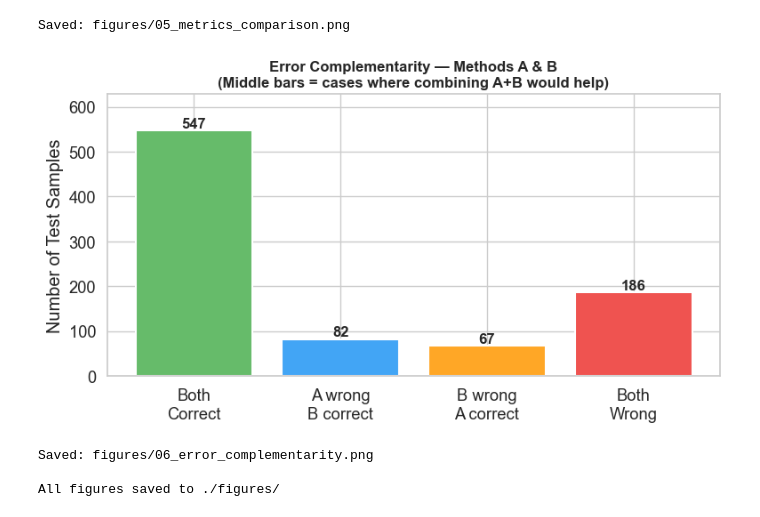
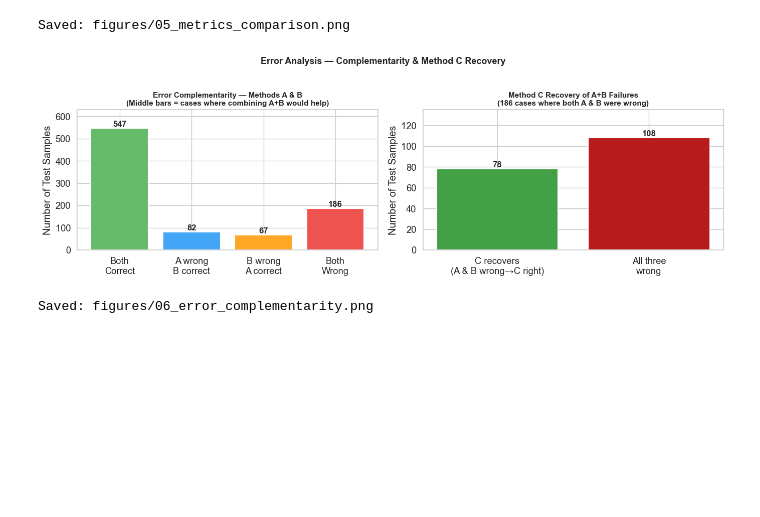
Before and after one commit to harsh0989/llm-hallucination-detector, a Jupyter notebook: llm-hallucination-detector.ipynb, the cells around one changed output. Cells and saved outputs as stored; diff of their text form; code cells hidden in the pictures; blank space fills up the shorter version.

Commit message:
Added code for show stats of Method C

```diff
--- a/llm-hallucination-detector.ipynb
+++ b/llm-hallucination-detector.ipynb
@@ -1221,29 +1202,43 @@ print('Saved: figures/05_metrics_comparison.png')
 [figure]
 Saved: figures/05_metrics_comparison.png
 # %%
-# ── Plot 6: Error complementarity — Venn-style bar ──────────────────────────
 categories = ['Both\nCorrect', 'A wrong\nB correct', 'B wrong\nA correct', 'Both\nWrong']
 counts_err = [both_right, a_wrong_b_right, b_wrong_a_right, both_wrong]
 colors_err = ['#66BB6A', '#42A5F5', '#FFA726', '#EF5350']
 
-fig, ax = plt.subplots(figsize=(8, 4.5))
-bars = ax.bar(categories, counts_err, color=colors_err, edgecolor='white', linewidth=1.5)
+c_recovers_both  = ab_wrong_c_right
+c_also_wrong     = both_wrong - c_recovers_both
+c_wrong_a_right  = ((pred_A == y_test) & (pred_C != y_test)).sum()
+c_wrong_b_right  = ((pred_B == y_test) & (pred_C != y_test)).sum()
 
+fig, axes = plt.subplots(1, 2, figsize=(14, 4.5))
+
+bars = axes[0].bar(categories, counts_err, color=colors_err, edgecolor='white', linewidth=1.5)
 for bar, val in zip(bars, counts_err):
-    ax.text(bar.get_x() + bar.get_width()/2, bar.get_height() + 1,
-            str(val), ha='center', va='bottom', fontsize=12, fontweight='bold')
+    axes[0].text(bar.get_x() + bar.get_width()/2, bar.get_height() + 1,
+                 str(val), ha='center', va='bottom', fontsize=12, fontweight='bold')
+axes[0].set_ylabel('Number of Test Samples')
+axes[0].set_title('Error Complementarity — Methods A & B\n'
+                  '(Middle bars = cases where combining A+B would help)', fontweight='bold', fontsize=11)
+axes[0].set_ylim(0, max(counts_err) * 1.15)
 
-ax.set_ylabel('Number of Test Samples')
-ax.set_title('Error Complementarity — Methods A & B\n'
-             '(Middle bars = cases where combining A+B would help)', fontweight='bold', fontsize=12)
-ax.set_ylim(0, max(counts_err) * 1.15)
+recov_cats   = ['C recovers\n(A & B wrong→C right)', 'All three\nwrong']
+recov_counts = [c_recovers_both, c_also_wrong]
+recov_colors = ['#43A047', '#B71C1C']
+bars2 = axes[1].bar(recov_cats, recov_counts, color=recov_colors, edgecolor='white', linewidth=1.5)
+for bar, val in zip(bars2, recov_counts):
+    axes[1].text(bar.get_x() + bar.get_width()/2, bar.get_height() + 0.5,
+                 str(val), ha='center', va='bottom', fontsize=12, fontweight='bold')
+axes[1].set_ylabel('Number of Test Samples')
+axes[1].set_title(f'Method C Recovery of A+B Failures\n'
+                  f'({both_wrong} cases where both A & B were wrong)', fontweight='bold', fontsize=11)
+axes[1].set_ylim(0, max(recov_counts) * 1.25)
+
+plt.suptitle('Error Analysis — Complementarity & Method C Recovery', fontsize=13, fontweight='bold', y=1.02)
 plt.tight_layout()
 plt.savefig('figures/06_error_complementarity.png', dpi=150, bbox_inches='tight')
 plt.show()
 print('Saved: figures/06_error_complementarity.png')
-print('\nAll figures saved to ./figures/')
 # %% [output]
-[figure, old version]
+[figure, new version]
 Saved: figures/06_error_complementarity.png
-
-All figures saved to ./figures/
```
Also changed, not shown: parts of 19 cells of this notebook, 6 other files.
